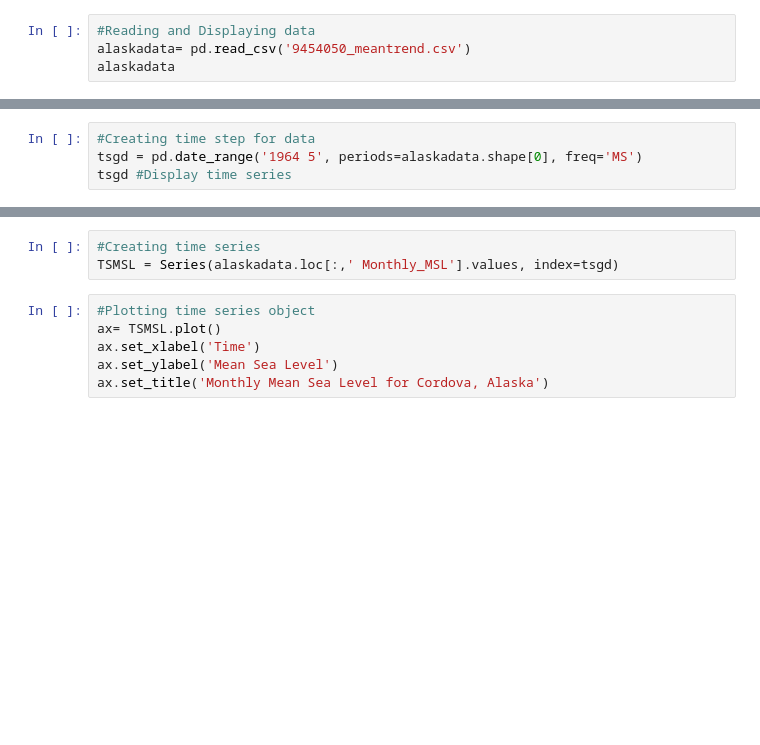
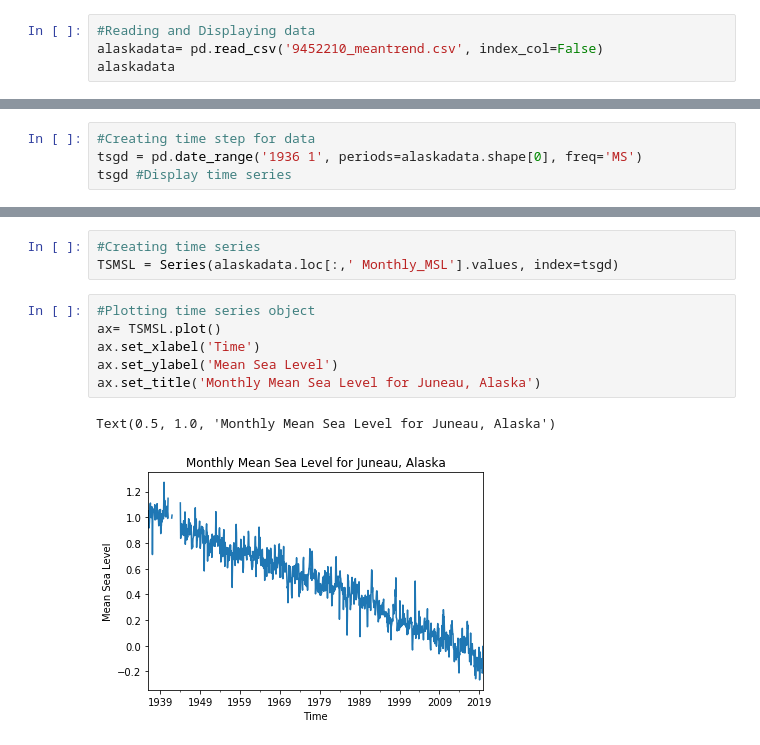
Before and after one commit to hwalcek/EAPS651Project, a Jupyter notebook: Visualization of Datasets.ipynb, the cells around one changed output, grey strips where cells are left out. Cells and saved outputs as stored; diff of their text form; blank space fills up the shorter version.

```diff
--- a/Visualization of Datasets.ipynb
+++ b/Visualization of Datasets.ipynb
@@ -51,5 +51,5 @@ Text(0.5, 1.0, 'Monthly Mean Sea Level for Apra Harbor, Guam')
 [figure]
 # %%
 #Reading and Displaying data
-alaskadata= pd.read_csv('9454050_meantrend.csv')
+alaskadata= pd.read_csv('9452210_meantrend.csv', index_col=False)
 alaskadata
@@ -56,4 +70,4 @@ alaskadata
 # %%
 #Creating time step for data
-tsgd = pd.date_range('1964 5', periods=alaskadata.shape[0], freq='MS')
+tsgd = pd.date_range('1936 1', periods=alaskadata.shape[0], freq='MS')
 tsgd #Display time series
@@ -63,6 +86,9 @@ TSMSL = Series(alaskadata.loc[:,' Monthly_MSL'].values, index=tsgd)
 # %%
 #Plotting time series object
 ax= TSMSL.plot()
 ax.set_xlabel('Time')
 ax.set_ylabel('Mean Sea Level')
-ax.set_title('Monthly Mean Sea Level for Cordova, Alaska')
+ax.set_title('Monthly Mean Sea Level for Juneau, Alaska')
+# %% [output]
+Text(0.5, 1.0, 'Monthly Mean Sea Level for Juneau, Alaska')
+[figure, added]
```
Also changed, not shown: parts of 3 cells of this notebook, 2 other files.
